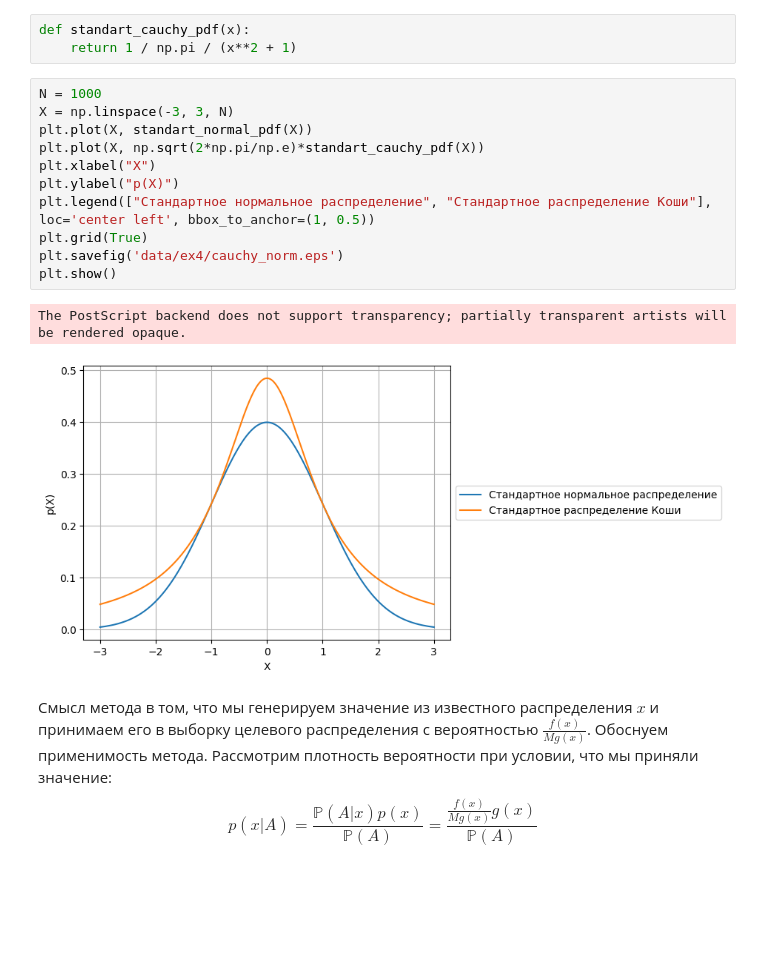
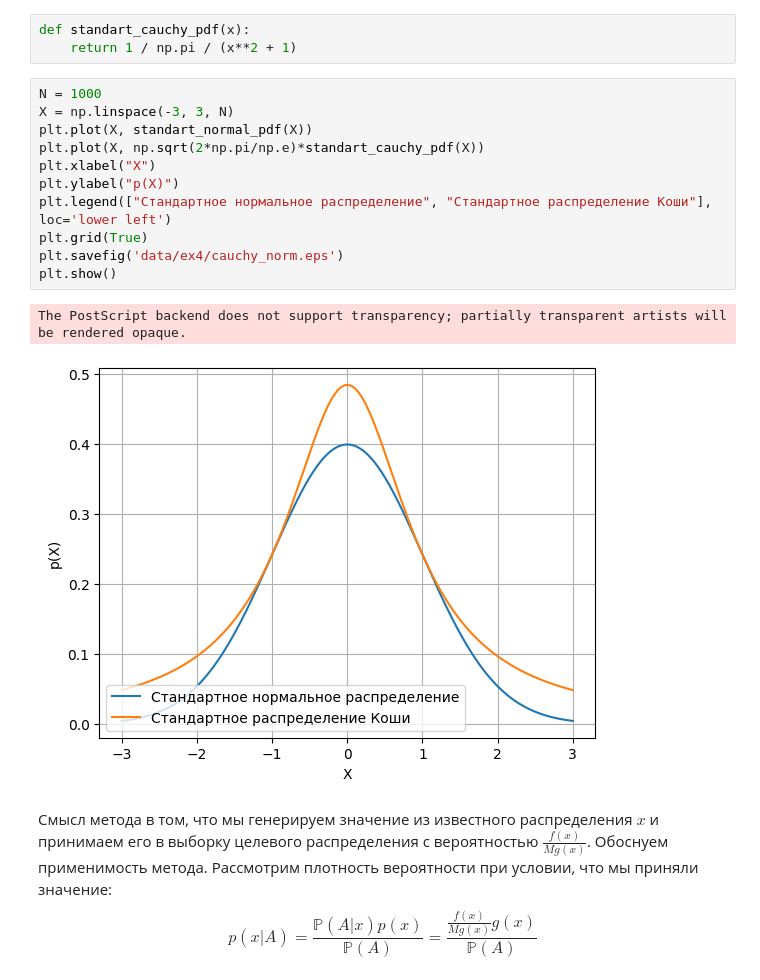
Before and after one commit to Taratin478478/practicum, a Jupyter notebook: semester_7/StochAn/stochastic__analysis_milovidov.ipynb, the cells around one changed output. Saved outputs shown, nothing was run; the diff lists cells and outputs as text; blank space fills up the shorter version.

```diff
--- a/semester_7/StochAn/stochastic__analysis_milovidov.ipynb
+++ b/semester_7/StochAn/stochastic__analysis_milovidov.ipynb
@@ -878,17 +879,17 @@ def standart_cauchy_pdf(x):
 # %%
 N = 1000
 X = np.linspace(-3, 3, N)
 plt.plot(X, standart_normal_pdf(X))
 plt.plot(X, np.sqrt(2*np.pi/np.e)*standart_cauchy_pdf(X))
 plt.xlabel("X")
 plt.ylabel("p(X)")
-plt.legend(["Стандартное нормальное распределение", "Стандартное распределение Коши"], loc='center left', bbox_to_anchor=(1, 0.5))
+plt.legend(["Стандартное нормальное распределение", "Стандартное распределение Коши"], loc='lower left')
 plt.grid(True)
 plt.savefig('data/ex4/cauchy_norm.eps')
 plt.show()
 # %% [output]
 The PostScript backend does not support transparency; partially transparent artists will be rendered opaque.
-[figure, old version]
+[figure, new version]
 # %% [markdown]
 Смысл метода в том, что мы генерируем значение из известного распределения $x$ и принимаем его в выборку целевого распределения с вероятностью $\frac{f(x)}{Mg(x)}$. Обоснуем применимость метода. Рассмотрим плотность вероятности при условии, что мы приняли значение:
 $$
```
Also changed, not shown: parts of 11 cells of this notebook, 58 other files.
